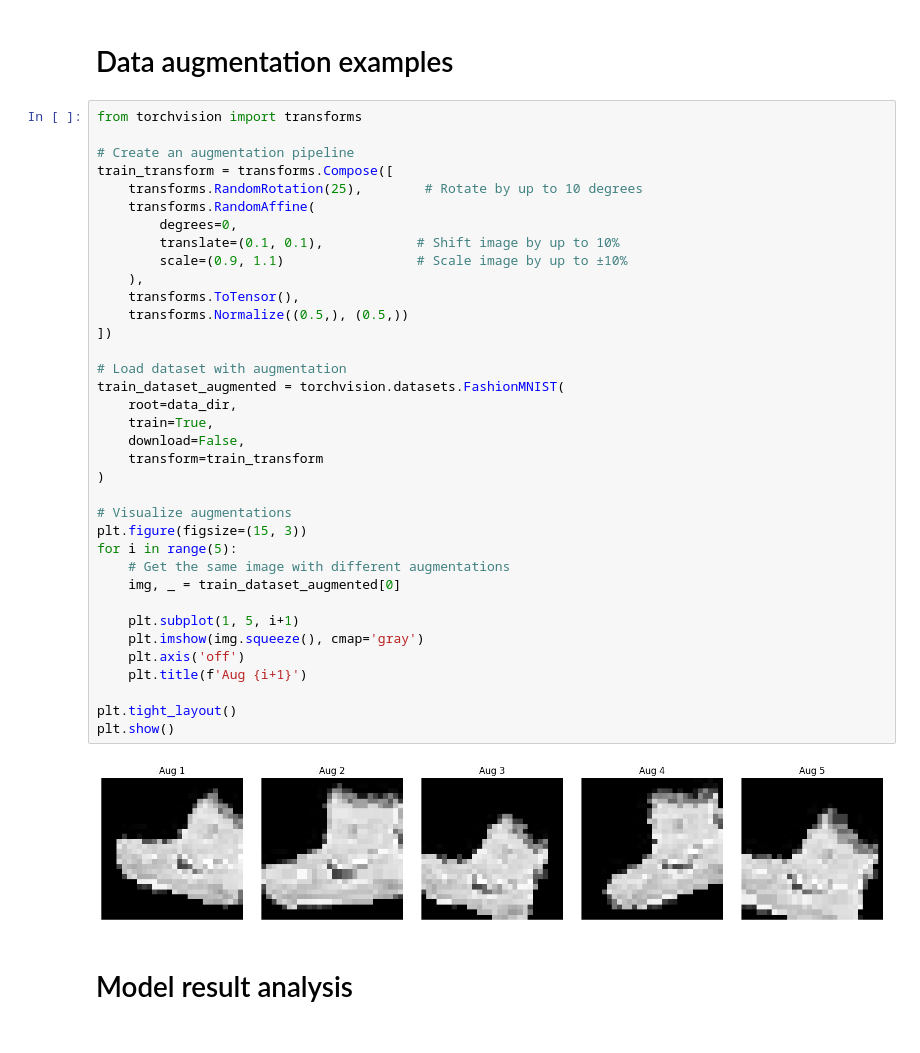
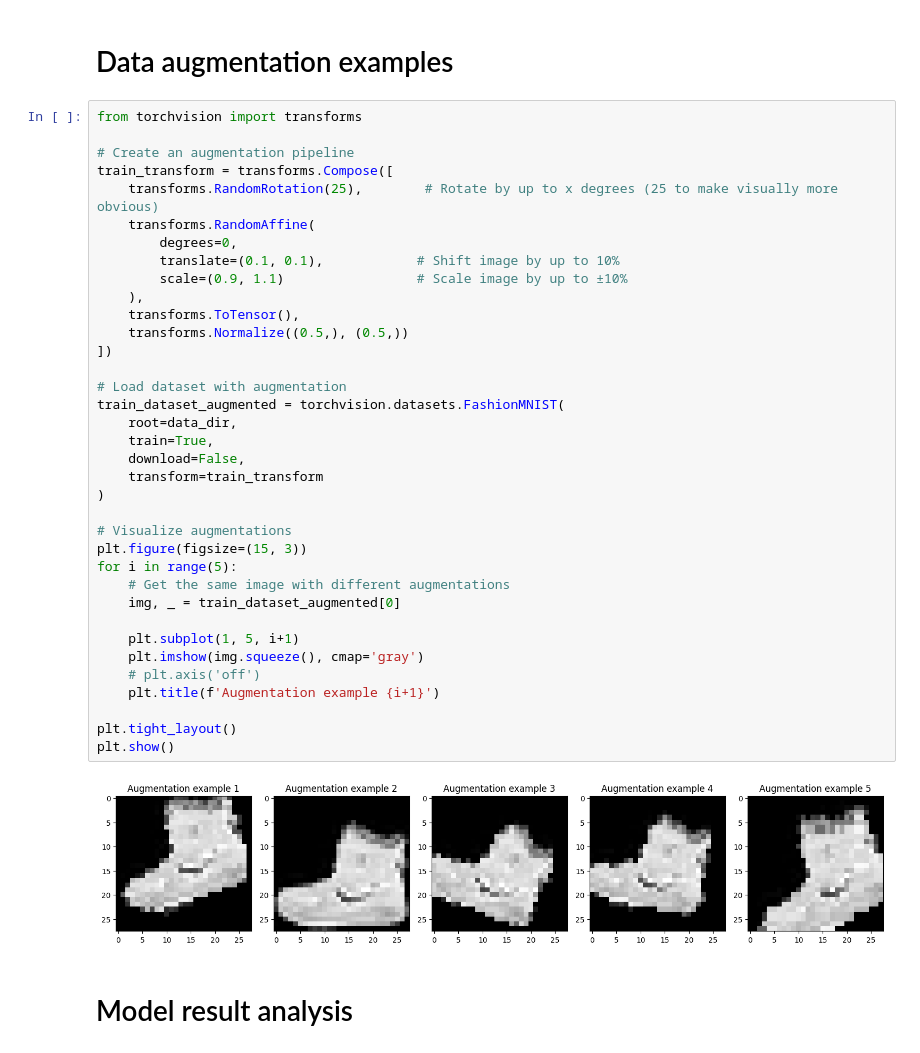
Before and after one commit to imPhacko/CNN_fashion_MNIST_project, a Jupyter notebook: notebooks/analysis_and_visuals.ipynb, the cells around one changed output. Saved outputs shown, nothing was run; the diff lists cells and outputs as text.

```diff
--- a/notebooks/analysis_and_visuals.ipynb
+++ b/notebooks/analysis_and_visuals.ipynb
@@ -217,39 +183,39 @@ from torchvision import transforms
 
 # Create an augmentation pipeline
 train_transform = transforms.Compose([
-    transforms.RandomRotation(25),        # Rotate by up to 10 degrees
+    transforms.RandomRotation(25),        # Rotate by up to x degrees (25 to make visually more obvious)
     transforms.RandomAffine(
         degrees=0,
         translate=(0.1, 0.1),            # Shift image by up to 10%
         scale=(0.9, 1.1)                 # Scale image by up to ±10%
     ),
     transforms.ToTensor(),
     transforms.Normalize((0.5,), (0.5,))
 ])
 
 # Load dataset with augmentation
 train_dataset_augmented = torchvision.datasets.FashionMNIST(
     root=data_dir,
     train=True,
     download=False,
     transform=train_transform
 )
 
 # Visualize augmentations
 plt.figure(figsize=(15, 3))
 for i in range(5):
     # Get the same image with different augmentations
     img, _ = train_dataset_augmented[0]
 
     plt.subplot(1, 5, i+1)
     plt.imshow(img.squeeze(), cmap='gray')
-    plt.axis('off')
-    plt.title(f'Aug {i+1}')
+    # plt.axis('off')
+    plt.title(f'Augmentation example {i+1}')
 
 plt.tight_layout()
 plt.show()
 # %% [output]
-[figure, old version]
+[figure, new version]
 # %% [markdown]
 # Model result analysis
 # %%
```
Also changed, not shown: parts of 4 cells of this notebook, 1 other file.
